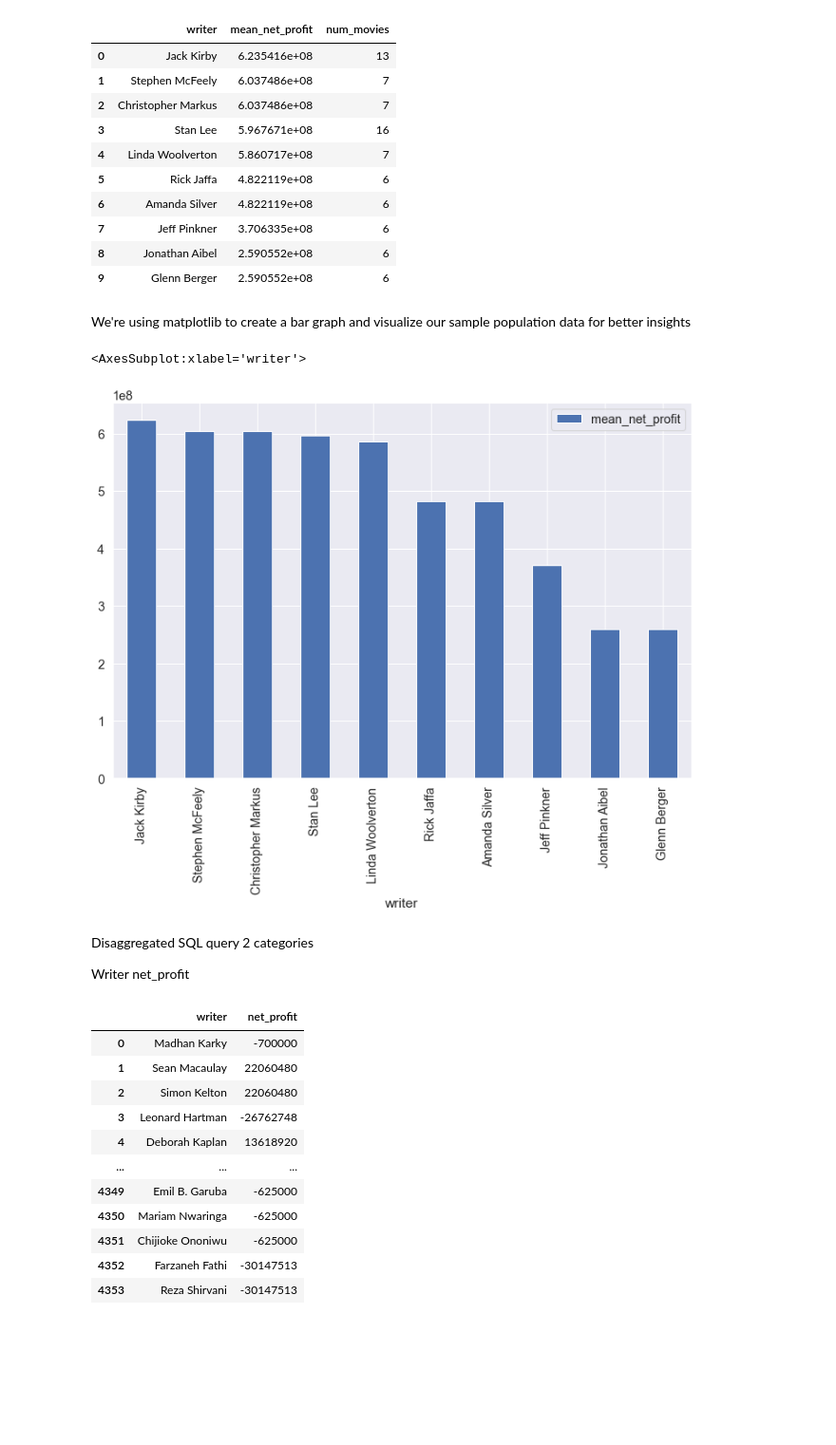
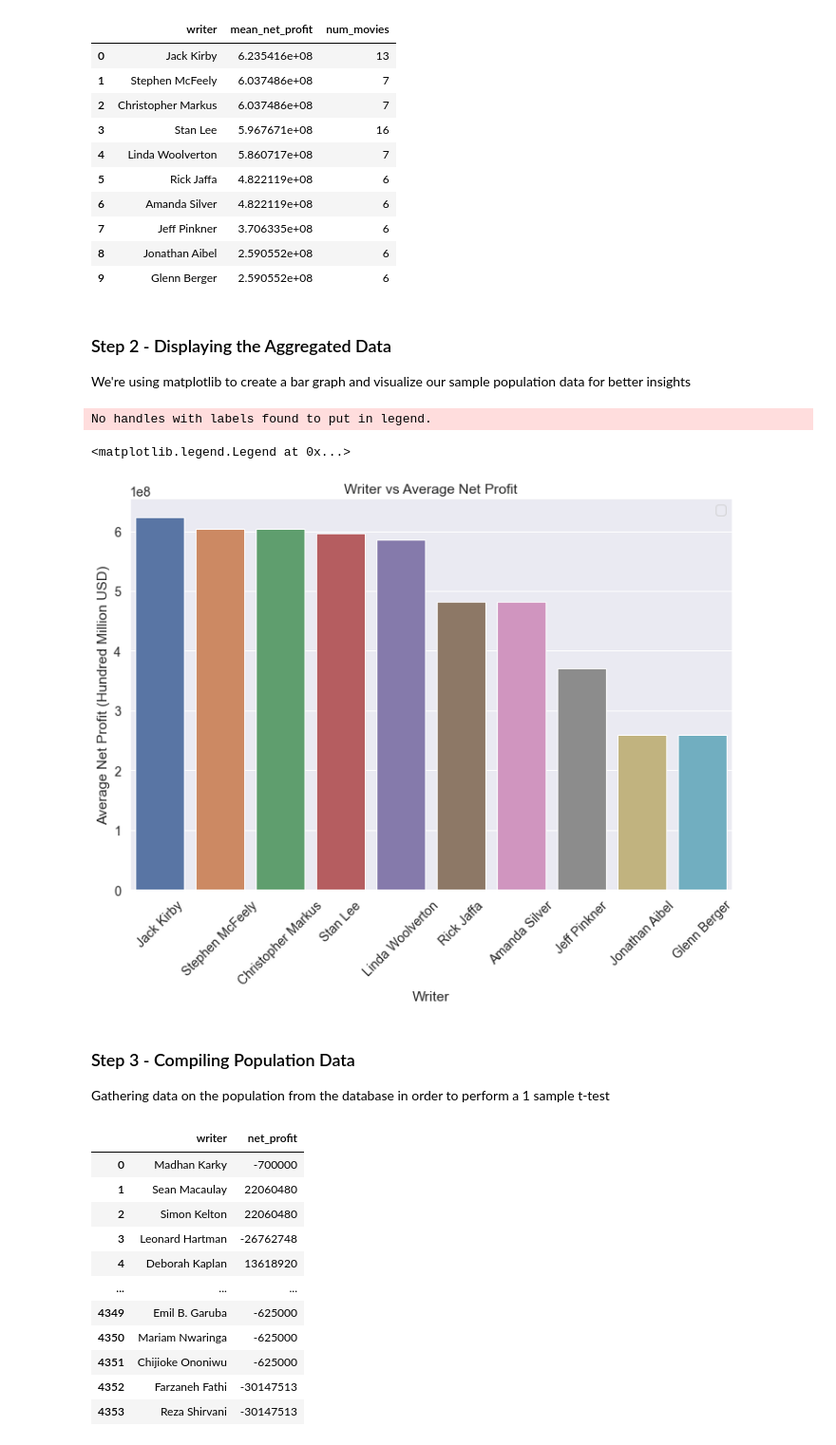
Before and after one commit to rolandrao/capstone-repo, a Jupyter notebook: report_notebook.ipynb, the cells around one changed output. Shown at 95% size. Drawn from its saved outputs; the diff is of its cells as text; code cells hidden in the pictures; blank space fills up the shorter version.

```diff
--- a/report_notebook.ipynb
+++ b/report_notebook.ipynb
@@ -305,17 +292,24 @@ writer_AGG
 | 8 | Jonathan Aibel | 2.590552e+08 | 6 |
 | 9 | Glenn Berger | 2.590552e+08 | 6 |
 # %% [markdown]
+### Step 2 - Displaying the Aggregated Data
 We're using matplotlib to create a bar graph and visualize our sample population data for better insights
-# %%
-writer_AGG.plot.bar(x='writer', y='mean_net_profit')
-# %% [output]
-<AxesSubplot:xlabel='writer'>
-[figure, removed]
-# %% [markdown]
-Disaggregated SQL query 2 categories
-
-Writer
-net_profit
+# %%
+sns.set(rc={
+    'figure.figsize':(12,8)
+})
+sns.set(font_scale=1.3)
+writer_plot = sns.barplot(data=writer_AGG, x='writer', y='mean_net_profit')
+writer_plot.set(xlabel='Writer', ylabel='Average Net Profit (Hundred Million USD)', title= 'Writer vs Average Net Profit')
+writer_plot.set_xticklabels(labels=writer_AGG.writer, rotation=45);
+writer_plot.legend()
+# %% [output]
+No handles with labels found to put in legend.
+<matplotlib.legend.Legend at 0x...>
+[figure, added]
+# %% [markdown]
+### Step 3 - Compiling Population Data
+Gathering data on the population from the database in order to perform a 1 sample t-test
 # %%
 writer = pd.read_sql("""
 SELECT pe.primary_name as writer, (mob.worldwide_gross - mob.production_budget) as net_profit
```
Also changed, not shown: parts of 13 cells of this notebook, 5 other files.
